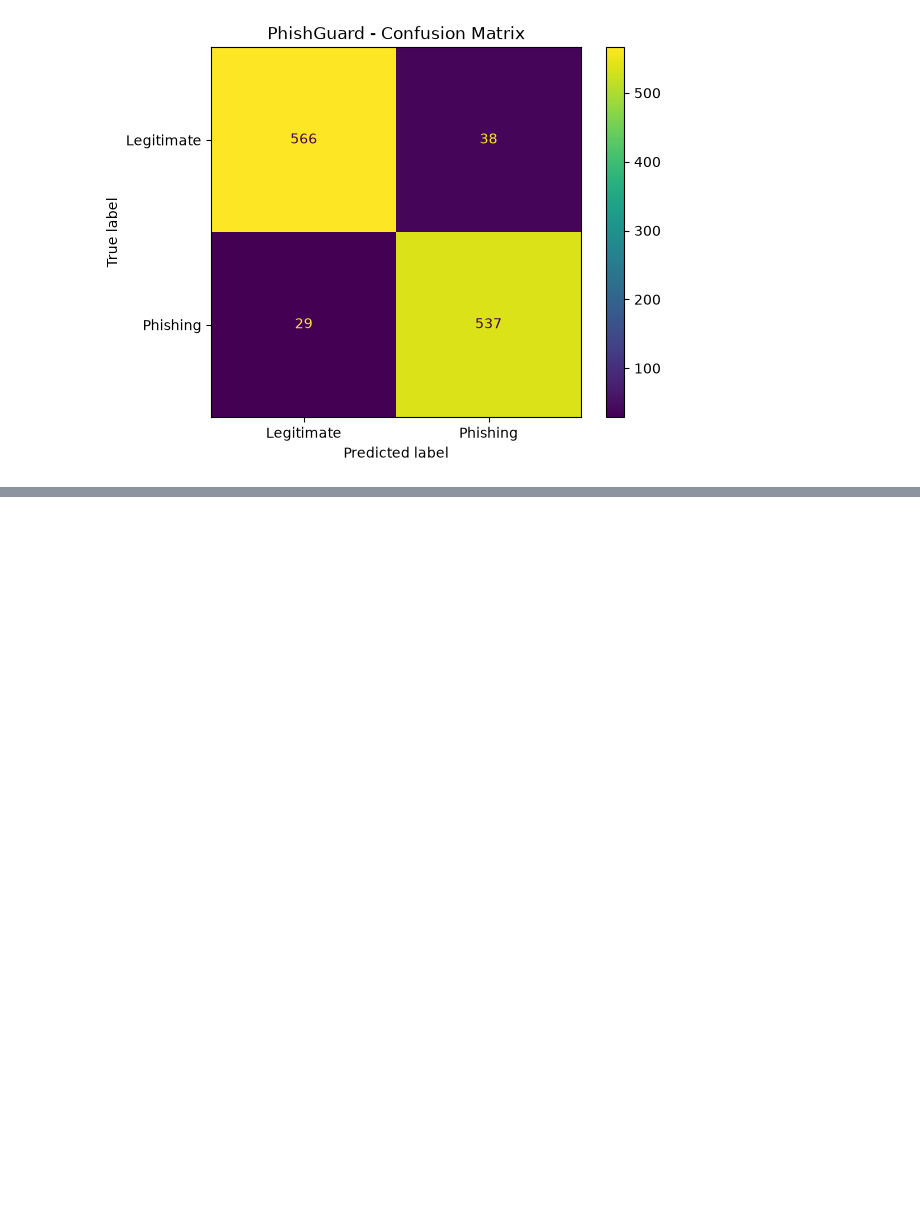
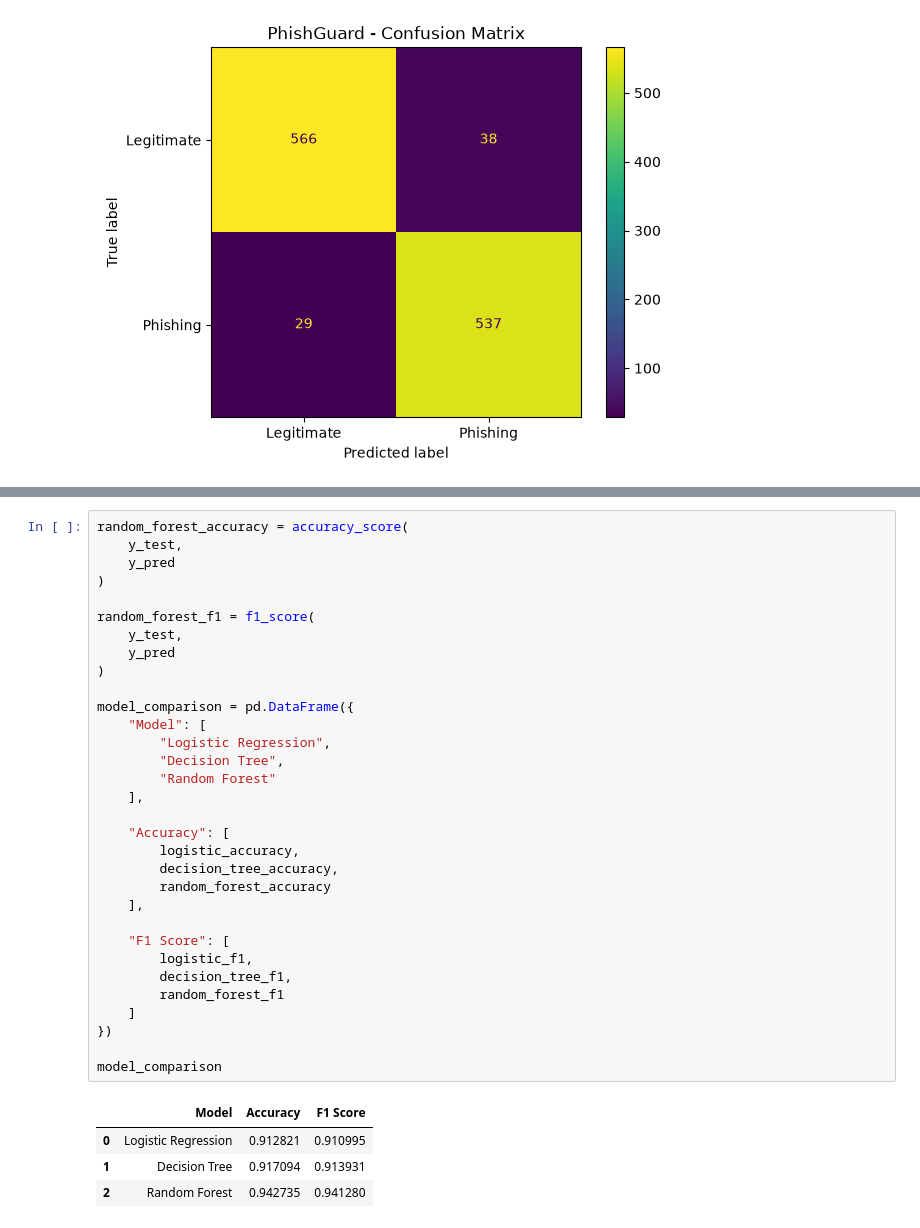
Before and after one commit to Lipun17/PhishGuard, a Jupyter notebook: notebooks/01_dataset_exploration.ipynb, the cells around one changed output, grey strips where cells are left out. Cells and saved outputs as stored; diff of their text form; blank space fills up the shorter version.

```diff
--- a/notebooks/01_dataset_exploration.ipynb
+++ b/notebooks/01_dataset_exploration.ipynb
@@ -460,0 +518,37 @@ plt.show()
+# %%
+random_forest_accuracy = accuracy_score(
+    y_test,
+    y_pred
+)
+
+random_forest_f1 = f1_score(
+    y_test,
+    y_pred
+)
+
+model_comparison = pd.DataFrame({
+    "Model": [
+        "Logistic Regression",
+        "Decision Tree",
+        "Random Forest"
+    ],
+
+    "Accuracy": [
+        logistic_accuracy,
+        decision_tree_accuracy,
+        random_forest_accuracy
+    ],
+
+    "F1 Score": [
+        logistic_f1,
+        decision_tree_f1,
+        random_forest_f1
+    ]
+})
+
+model_comparison
+# %% [output]
+|  | Model | Accuracy | F1 Score |
+| 0 | Logistic Regression | 0.912821 | 0.910995 |
+| 1 | Decision Tree | 0.917094 | 0.913931 |
+| 2 | Random Forest | 0.942735 | 0.941280 |
```
Also changed, not shown: parts of 15 cells of this notebook.
